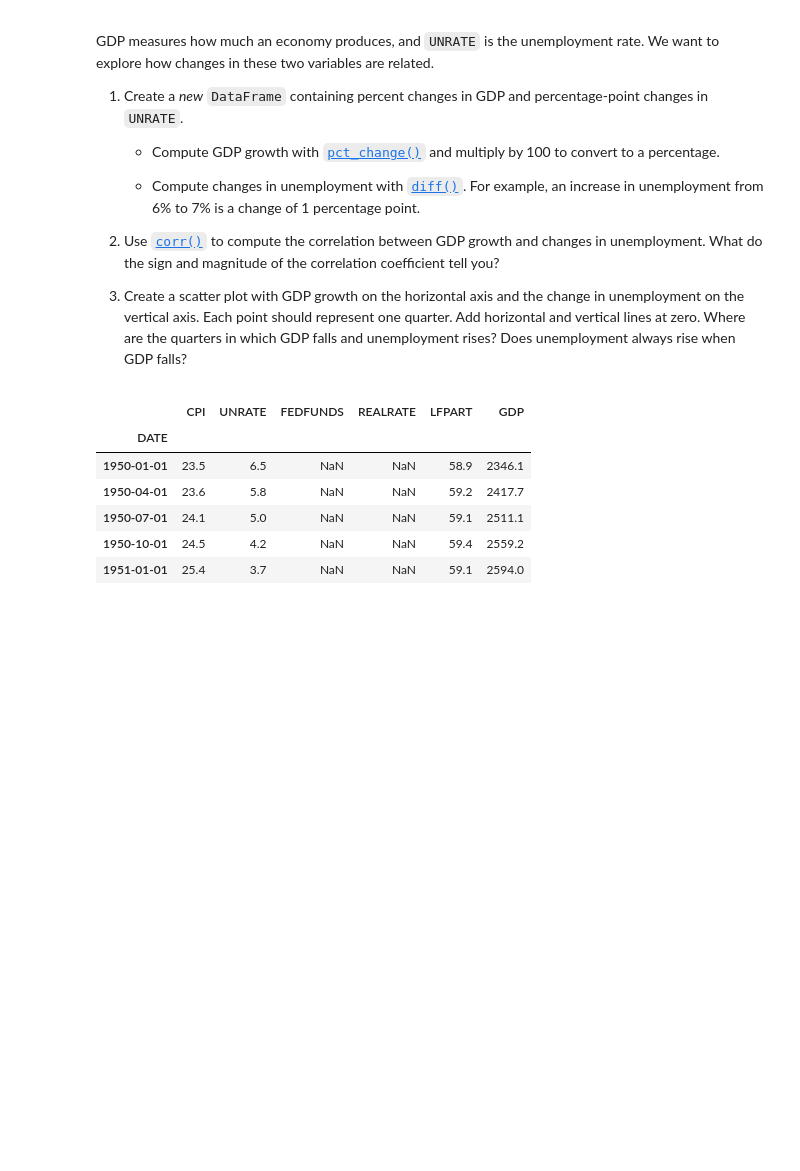
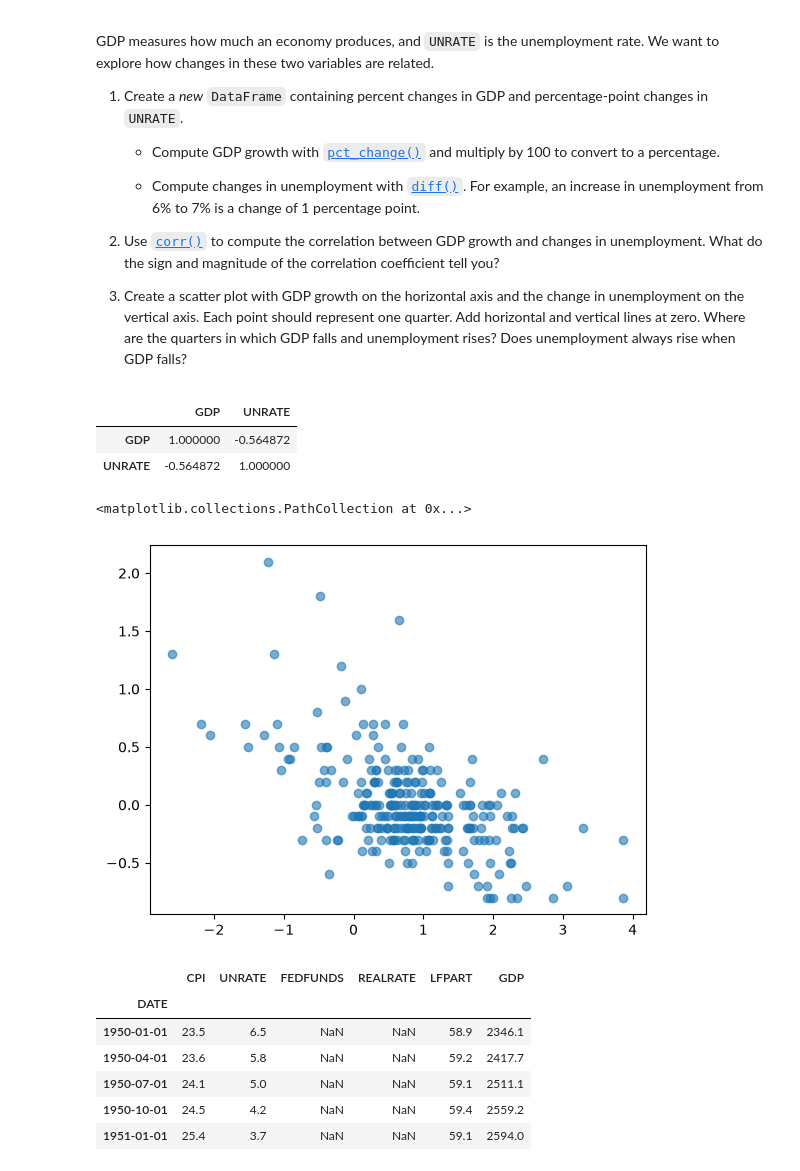
Before and after one commit to falkfrydenlund-creator/TECH2-H26, a Jupyter notebook: workshops/workshop5/workshop5-FF.ipynb, the cells around one changed output. Cells and saved outputs as stored; diff of their text form; code cells hidden in the pictures; blank space fills up the shorter version.

```diff
--- a/workshops/workshop5/workshop5-FF.ipynb
+++ b/workshops/workshop5/workshop5-FF.ipynb
@@ -55,8 +55,8 @@ and quarterly data sets.
 # %%
 gdp = pd.read_csv(f'{DATA_PATH}/FRED/GDP.csv', parse_dates=True,index_col=['DATE'])
 
-merged = pd.merge(df, gdp, how='inner', on=['DATE'])
-merged
+df = pd.merge(df, gdp, how='inner', on=['DATE'])
+df
 # %% [output]
 |  | CPI | UNRATE | FEDFUNDS | REALRATE | LFPART | GDP |
 | DATE |  |  |  |  |  |  |
@@ -100,6 +100,26 @@ rate. We want to explore how changes in these two variables are related.
    quarter. Add horizontal and vertical lines at zero.
    Where are the quarters in which GDP falls and unemployment rises?
    Does unemployment always rise when GDP falls?
+# %%
+import matplotlib.pyplot as plt
+
+gdp_changes = df[['GDP']].pct_change() *100
+unrate_changes = df[['UNRATE']].diff()
+
+changes = pd.merge(gdp_changes, unrate_changes,on=['DATE'])
+
+# Compute correlation between gdp and changes in unemployement rate
+
+changes.corr()
+# %% [output]
+|  | GDP | UNRATE |
+| GDP | 1.000000 | -0.564872 |
+| UNRATE | -0.564872 | 1.000000 |
+# %%
+plt.scatter(gdp_changes, unrate_changes, alpha=0.6)
+# %% [output]
+<matplotlib.collections.PathCollection at 0x...>
+[figure, added]
 # %%
 import pandas as pd
 
```
Also changed, not shown: parts of 5 cells of this notebook.
